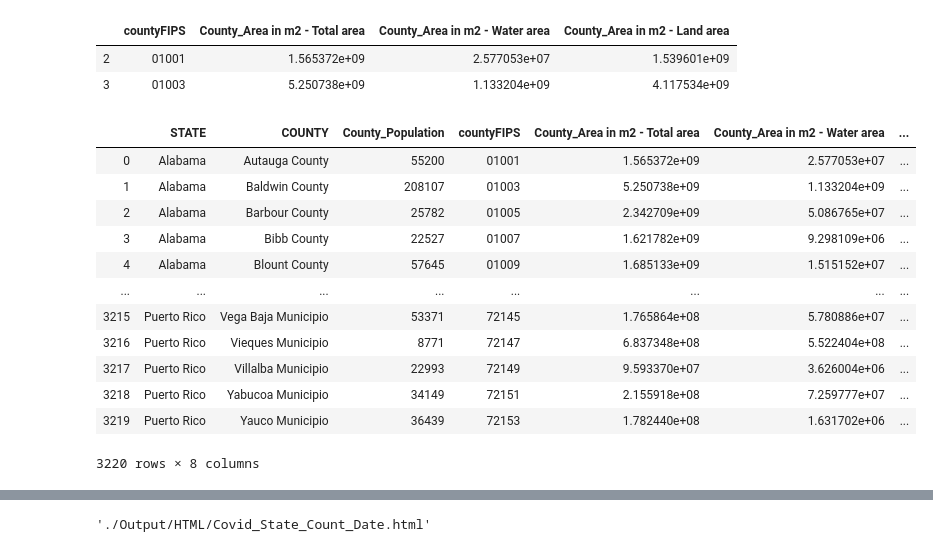
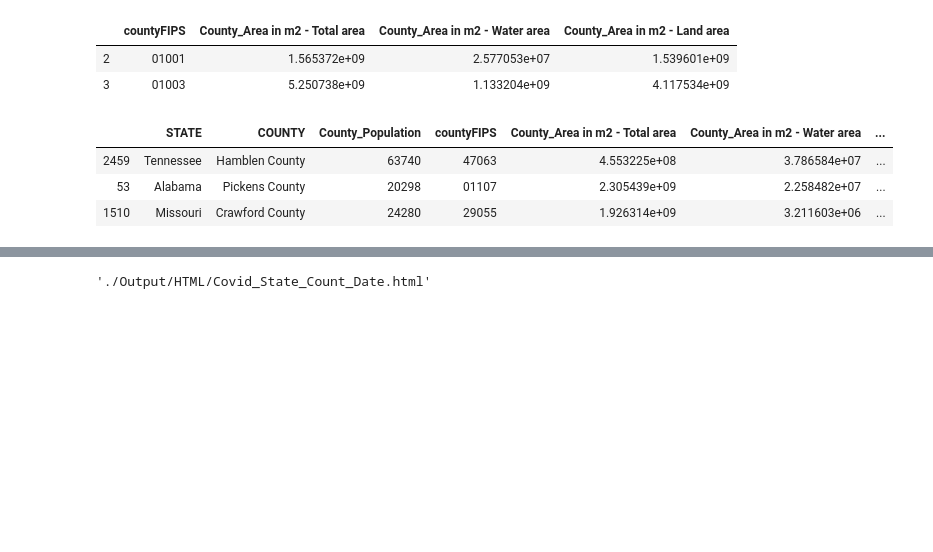
Before and after one commit to swami84/COVID-19, a Jupyter notebook: COVID-19_County_Analysis.ipynb, the cells around one changed output, grey strips where cells are left out. Saved outputs shown, nothing was run; the diff lists cells and outputs as text; code cells hidden in the pictures; blank space fills up the shorter version.

```diff
--- a/COVID-19_County_Analysis.ipynb
+++ b/COVID-19_County_Analysis.ipynb
@@ -137,21 +137,13 @@ df_county_area.head(2)
 # %%
 df_county_info = df_county_pop.join(df_county_area.set_index('countyFIPS') , on = 'countyFIPS')
 df_county_info['County_Population_Density_m2']  = df_county_info['County_Population']/df_county_info['County_Area in m2 - Land area']
-df_county_info
+df_county_info.to_csv('./Data/US_County_Info.csv')
+df_county_info.sample(3)
 # %% [output]
 |  | STATE | COUNTY | County_Population | countyFIPS | County_Area in m2 - Total area | County_Area in m2 - Water area | ... |
-| 0 | Alabama | Autauga County | 55200 | 01001 | 1.565372e+09 | 2.577053e+07 | ... |
-| 1 | Alabama | Baldwin County | 208107 | 01003 | 5.250738e+09 | 1.133204e+09 | ... |
-| 2 | Alabama | Barbour County | 25782 | 01005 | 2.342709e+09 | 5.086765e+07 | ... |
-| 3 | Alabama | Bibb County | 22527 | 01007 | 1.621782e+09 | 9.298109e+06 | ... |
-| 4 | Alabama | Blount County | 57645 | 01009 | 1.685133e+09 | 1.515152e+07 | ... |
-| ... | ... | ... | ... | ... | ... | ... | ... |
-| 3215 | Puerto Rico | Vega Baja Municipio | 53371 | 72145 | 1.765864e+08 | 5.780886e+07 | ... |
-| 3216 | Puerto Rico | Vieques Municipio | 8771 | 72147 | 6.837348e+08 | 5.522404e+08 | ... |
-| 3217 | Puerto Rico | Villalba Municipio | 22993 | 72149 | 9.593370e+07 | 3.626004e+06 | ... |
-| 3218 | Puerto Rico | Yabucoa Municipio | 34149 | 72151 | 2.155918e+08 | 7.259777e+07 | ... |
-| 3219 | Puerto Rico | Yauco Municipio | 36439 | 72153 | 1.782440e+08 | 1.631702e+06 | ... |
+| 2459 | Tennessee | Hamblen County | 63740 | 47063 | 4.553225e+08 | 3.786584e+07 | ... |
+| 53 | Alabama | Pickens County | 20298 | 01107 | 2.305439e+09 | 2.258482e+07 | ... |
+| 1510 | Missouri | Crawford County | 24280 | 29055 | 1.926314e+09 | 3.211603e+06 | ... |
-3220 rows × 8 columns
 # %%
 df_covid_county = df_latest_covid_data.join(df_county_info.set_index('countyFIPS') , on = 'countyFIPS', how = 'inner')
 df_covid_county = df_covid_county.dropna()
```
Also changed, not shown: parts of 16 cells of this notebook, 1 other file.
